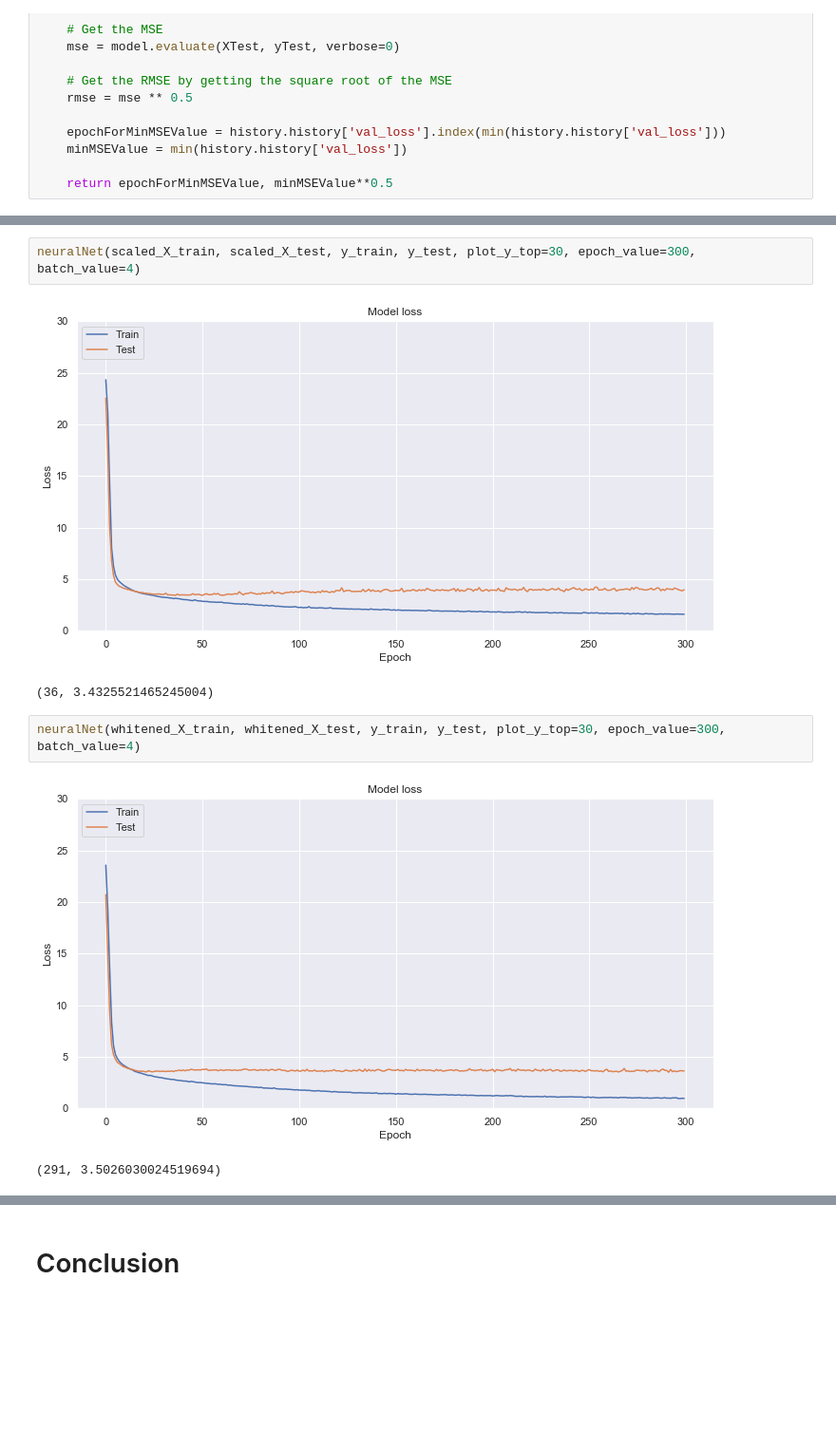
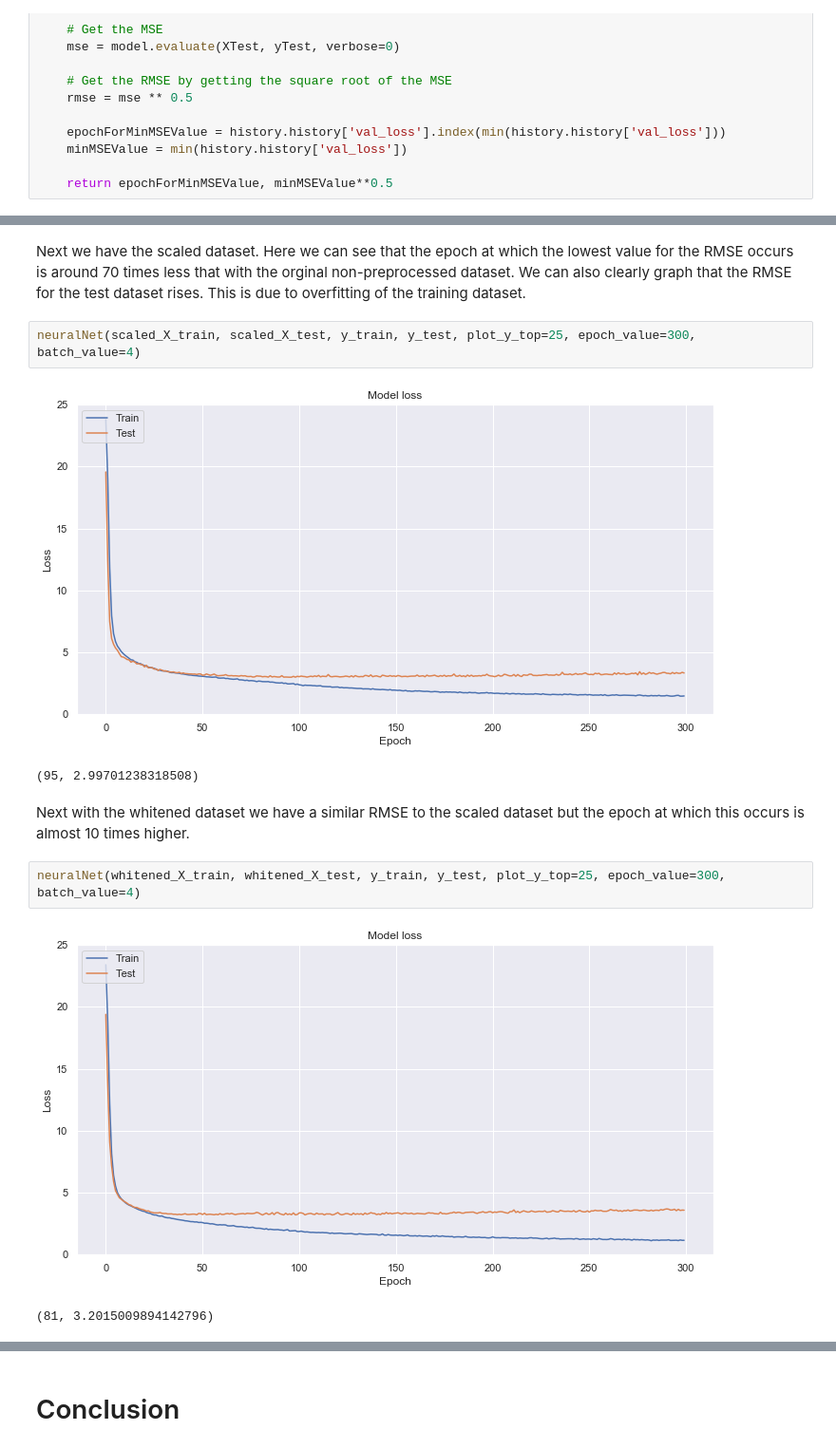
Before and after one commit to declanbarr/boston-house-prices, a Jupyter notebook: boston-house-prices-analysis.ipynb, the cells around one changed output, grey strips where cells are left out. Shown at 95% size. Cells and saved outputs as stored; diff of their text form; blank space fills up the shorter version.

```diff
--- a/boston-house-prices-analysis.ipynb
+++ b/boston-house-prices-analysis.ipynb
@@ -675,10 +682,14 @@ neuralNet(X_train, X_test, y_train, y_test, plot_y_top=30, epoch_value=3000, bat
+# %% [markdown]
+Next we have the scaled dataset. Here we can see that the epoch at which the lowest value for the RMSE occurs is around 70 times less that with the orginal non-preprocessed dataset. We can also clearly graph that the RMSE for the test dataset rises. This is due to overfitting of the training dataset.
 # %%
-neuralNet(scaled_X_train, scaled_X_test, y_train, y_test, plot_y_top=30, epoch_value=300, batch_value=4)
+neuralNet(scaled_X_train, scaled_X_test, y_train, y_test, plot_y_top=25, epoch_value=300, batch_value=4)
 # %% [output]
-[figure, old version]
+[figure, new version]
-(36, 3.4325521465245004)
+(95, 2.99701238318508)
+# %% [markdown]
+Next with the whitened dataset we have a similar RMSE to the scaled dataset but the epoch at which this occurs is almost 10 times higher.
 # %%
-neuralNet(whitened_X_train, whitened_X_test, y_train, y_test, plot_y_top=30, epoch_value=300, batch_value=4)
+neuralNet(whitened_X_train, whitened_X_test, y_train, y_test, plot_y_top=25, epoch_value=300, batch_value=4)
 # %% [output]
-[figure, old version]
+[figure, new version]
-(291, 3.5026030024519694)
+(81, 3.2015009894142796)
```
Also changed, not shown: parts of 20 cells of this notebook.
